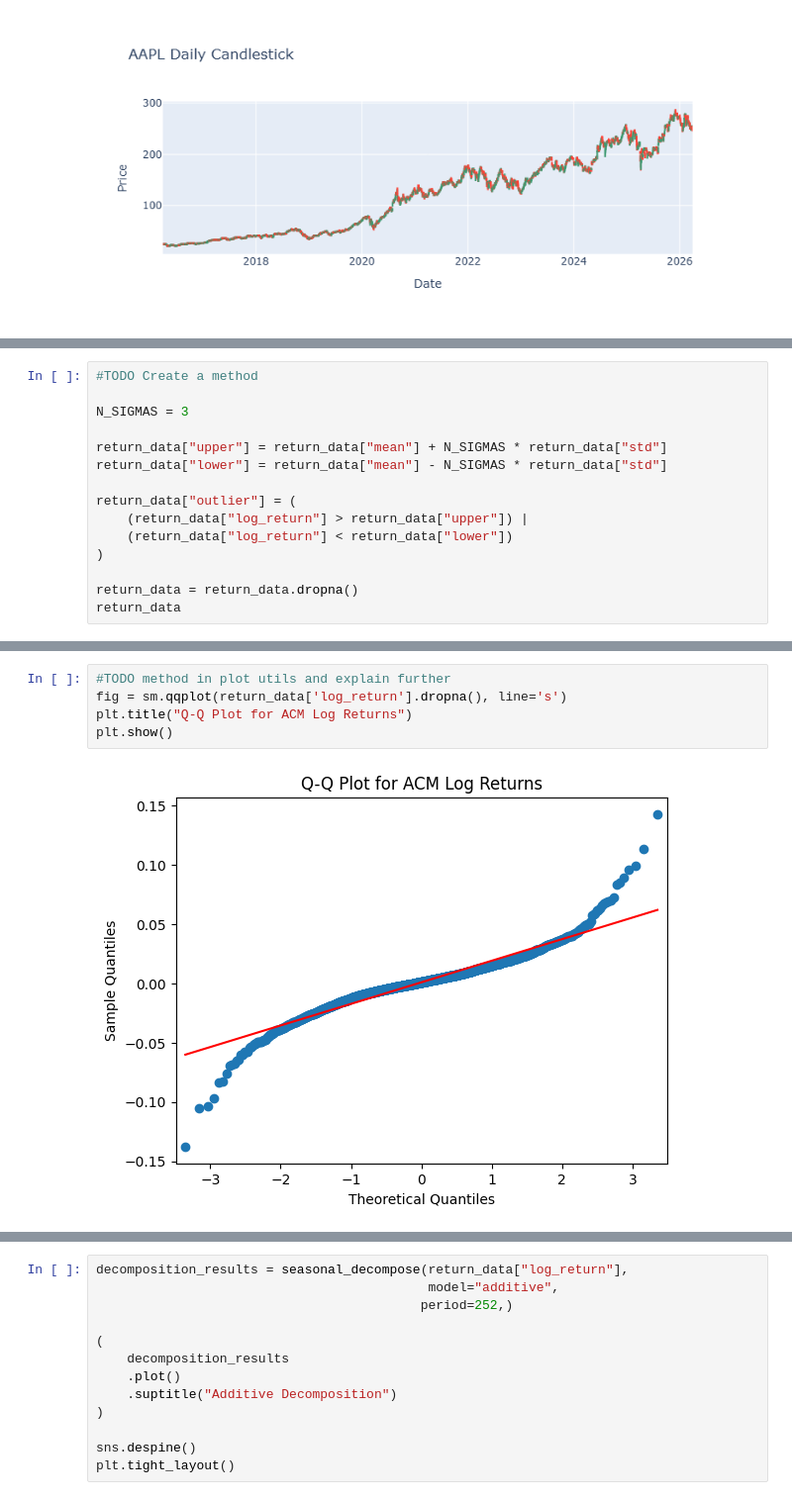
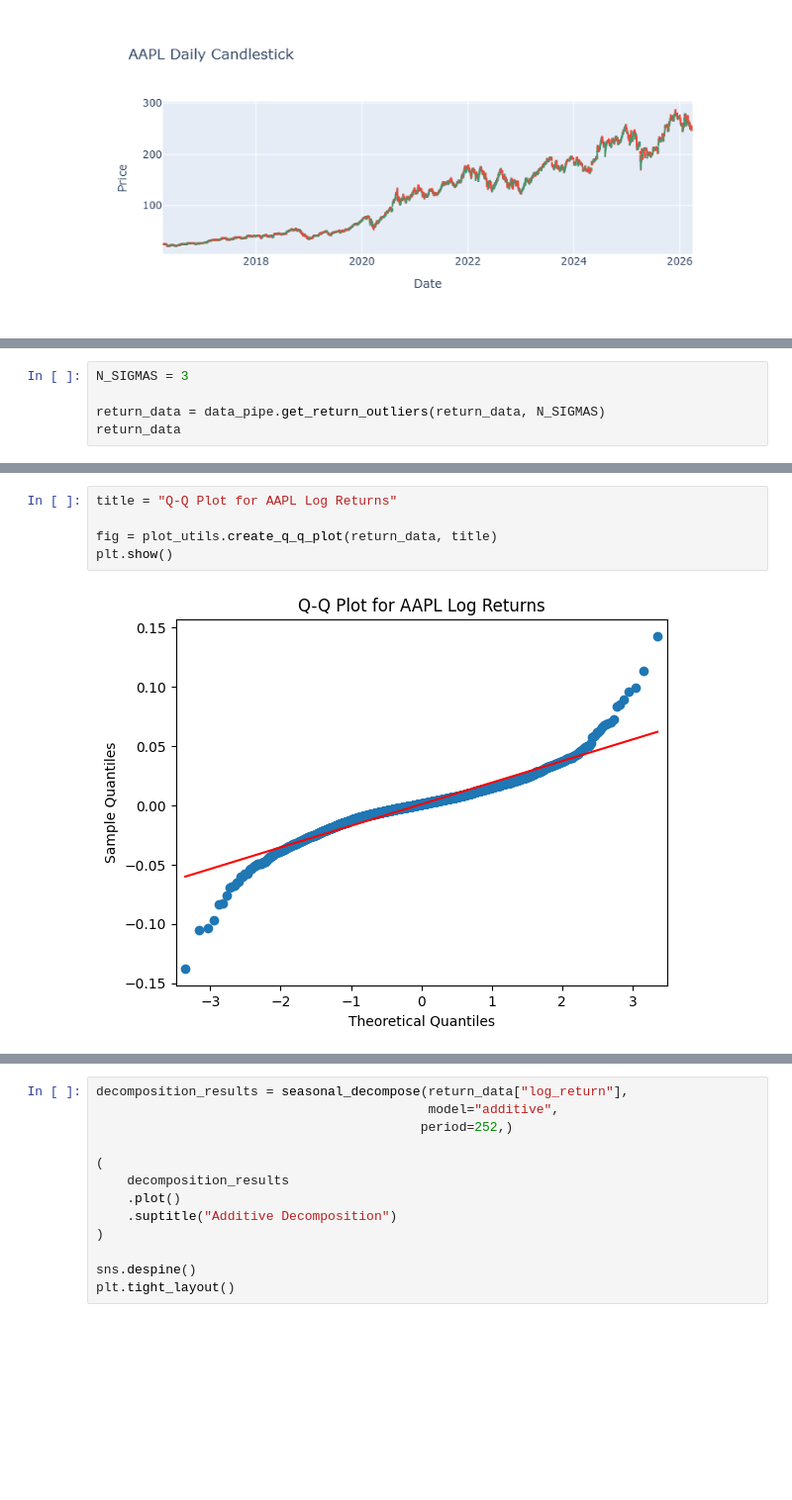
Before and after one commit to Kamend1/data_science_final_project, a Jupyter notebook: notebooks/1_1_stock_returns_data_pipeline.ipynb, the cells around one changed output, grey strips where cells are left out. Shown at 99% size. Cells and saved outputs as stored; diff of their text form; blank space fills up the shorter version.

```diff
--- a/notebooks/1_1_stock_returns_data_pipeline.ipynb
+++ b/notebooks/1_1_stock_returns_data_pipeline.ipynb
@@ -156,17 +188,7 @@ return_data
 # %%
-#TODO Create a method
-
 N_SIGMAS = 3
 
-return_data["upper"] = return_data["mean"] + N_SIGMAS * return_data["std"]
-return_data["lower"] = return_data["mean"] - N_SIGMAS * return_data["std"]
-
-return_data["outlier"] = (
-    (return_data["log_return"] > return_data["upper"]) |
-    (return_data["log_return"] < return_data["lower"])
-)
-
-return_data = return_data.dropna()
+return_data = data_pipe.get_return_outliers(return_data, N_SIGMAS)
 return_data
 # %% [output]
 |  | Close | High | Low | Open | Volume | daily_return | log_return | daily_return_pct | ... |
@@ -245,7 +358,7 @@ Hurst exponent with 1000 lags: 0.2230
 # %%
-#TODO method in plot utils and explain further
-fig = sm.qqplot(return_data['log_return'].dropna(), line='s')
-plt.title("Q-Q Plot for ACM Log Returns")
+title = "Q-Q Plot for AAPL Log Returns"
+
+fig = plot_utils.create_q_q_plot(return_data, title)
 plt.show()
 # %% [output]
-[figure, old version]
+[figure, new version]
```
Also changed, not shown: parts of 53 cells of this notebook, 3 other files.
